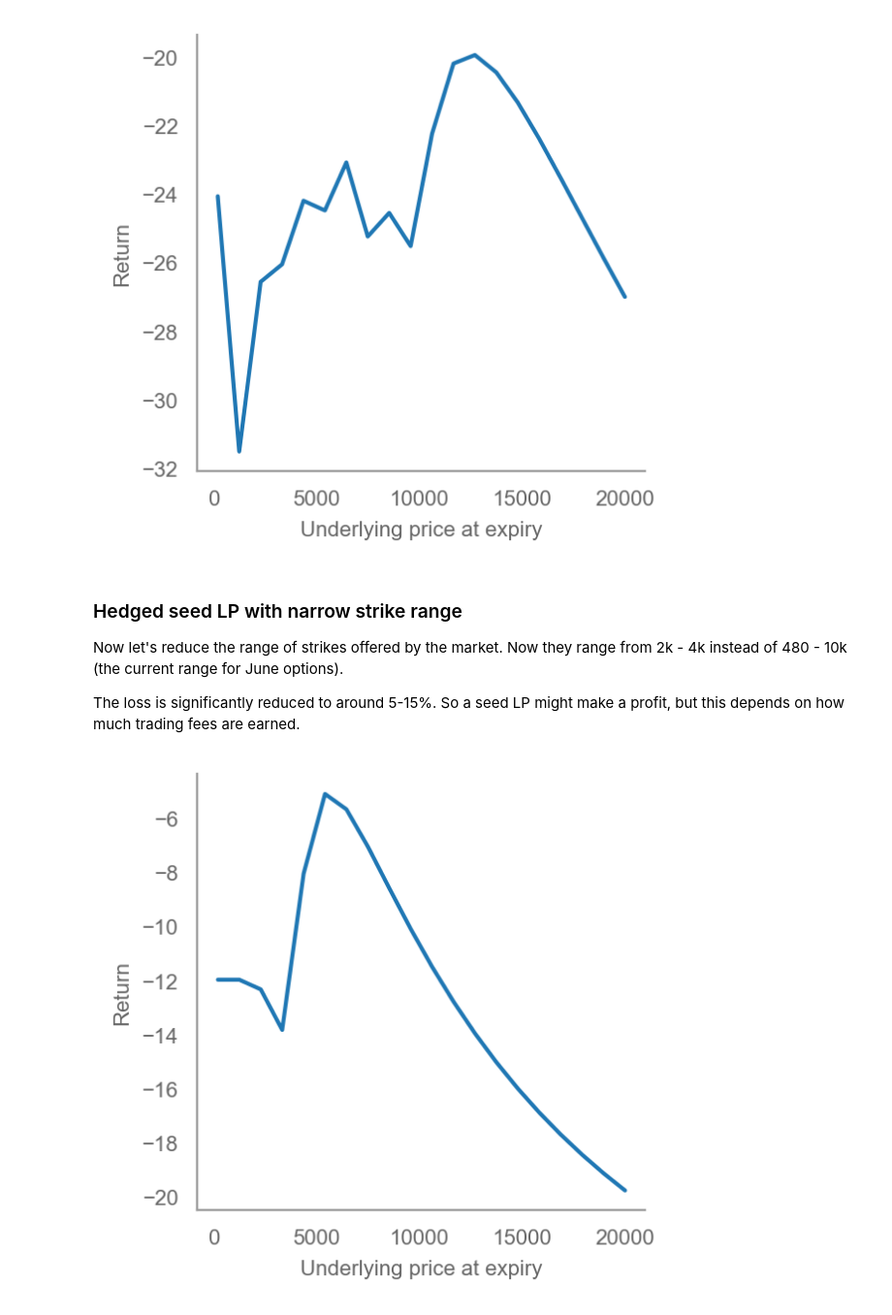
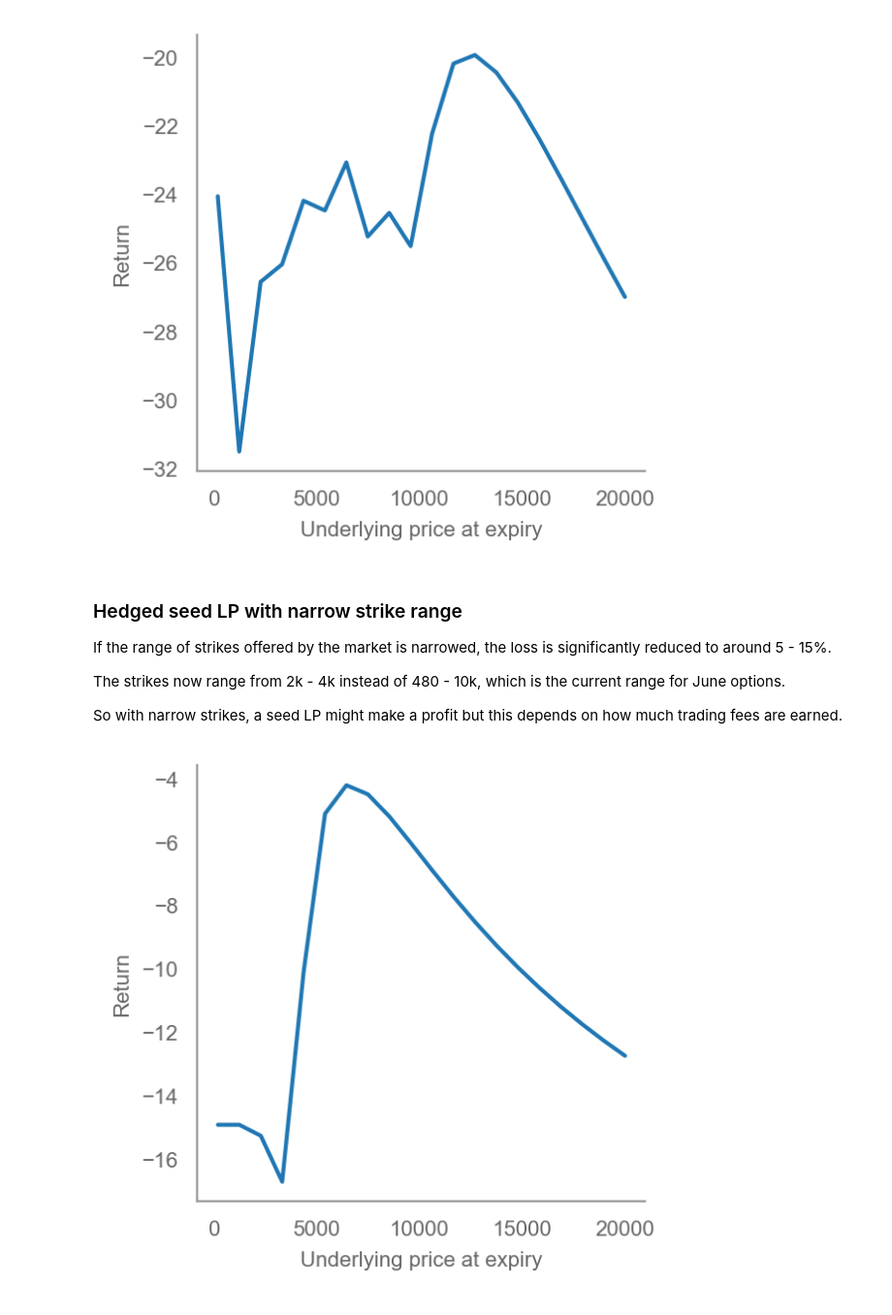
Before and after one commit to charmfinance/charm-research, a Jupyter notebook: notebooks/options-liquidity.ipynb, the cells around one changed output. Shown at 97% size. Cells and saved outputs as stored; diff of their text form; code cells hidden in the pictures.

```diff
--- a/notebooks/options-liquidity.ipynb
+++ b/notebooks/options-liquidity.ipynb
@@ -36,17 +0,0 @@ n = len(strike_prices) + 1
-# %%
-# lmsr cost function
-def lmsr(q, b):
-    mx = q.max()
-    a = np.exp((q-mx)/b).sum()
-    return mx + b * np.log(a)
-
-
-# grad of lmsr cost wrt q
-def gradq(q, b):
-    a = np.exp((q - q.max()) / b)
-    return a / a.sum()
-
-
-# partial derivative of lmsr cost wrt b
-def db(q, b, eps=1e-9):
-    return (lmsr(q, b+eps) - lmsr(q, b)) / eps
@@ -90,14 +10,14 @@ def calc_q(payoff, b):
 # %%
-# make plots look nice
-def format_ax(ax):
-    sns.despine(top=True, right=True, left=False, bottom=False)
-    ax.grid(False)
-    ax.spines['left'].set_color('#999999')
-    ax.spines['bottom'].set_color('#999999')
-    ax.xaxis.label.set_color('#666666')
-    ax.yaxis.label.set_color('#666666')
-    ax.tick_params(axis='x', colors='#666666', which='both')
-    ax.tick_params(axis='y', colors='#666666', which='both')
+# most of the logic is in options.py
+from options import *
+
+# set params - these don't really matter that much
+b = 100
+initial_price = 2000
+
+# we consider two ranges of strikes. wide strikes is what's live now for June options.
+wide_strikes = [480, 600, 960, 1280, 1600, 1920, 2560, 3200, 3840, 5000, 6000, 8000, 10000]
+narrow_strikes = [2000, 2250, 2500, 2570, 3000, 3250, 3500, 3750, 4000]
 
 
 def plot_lp_return(hedge, lp_type, strike_prices):
@@ -155,16 +75,18 @@ plot_lp_return(hedge, "seed", wide_strikes)
 [figure]
 # %% [markdown]
 ### Hedged seed LP with narrow strike range
-Now let's reduce the range of strikes offered by the market. Now they range from 2k - 4k instead of 480 - 10k (the current range for June options).
+If the range of strikes offered by the market is narrowed, the loss is significantly reduced to around 5 - 15%.
 
-The loss is significantly reduced to around 5-15%. So a seed LP might make a profit, but this depends on how much trading fees are earned.
+The strikes now range from 2k - 4k instead of 480 - 10k, which is the current range for June options.
+
+So with narrow strikes, a seed LP might make a profit but this depends on how much trading fees are earned.
 # %%
 hedge = np.zeros(len(narrow_strikes) + 1)
 hedge[0] = 3.5
-hedge[-1] = 2.5
+hedge[-1] = 3
 plot_lp_return(hedge, "seed", narrow_strikes)
 # %% [output]
-[figure, old version]
+[figure, new version]
 # %% [markdown]
 ### Unhedged marginal LP
 
```
Also changed, not shown: parts of 14 cells of this notebook, 1 other file.
